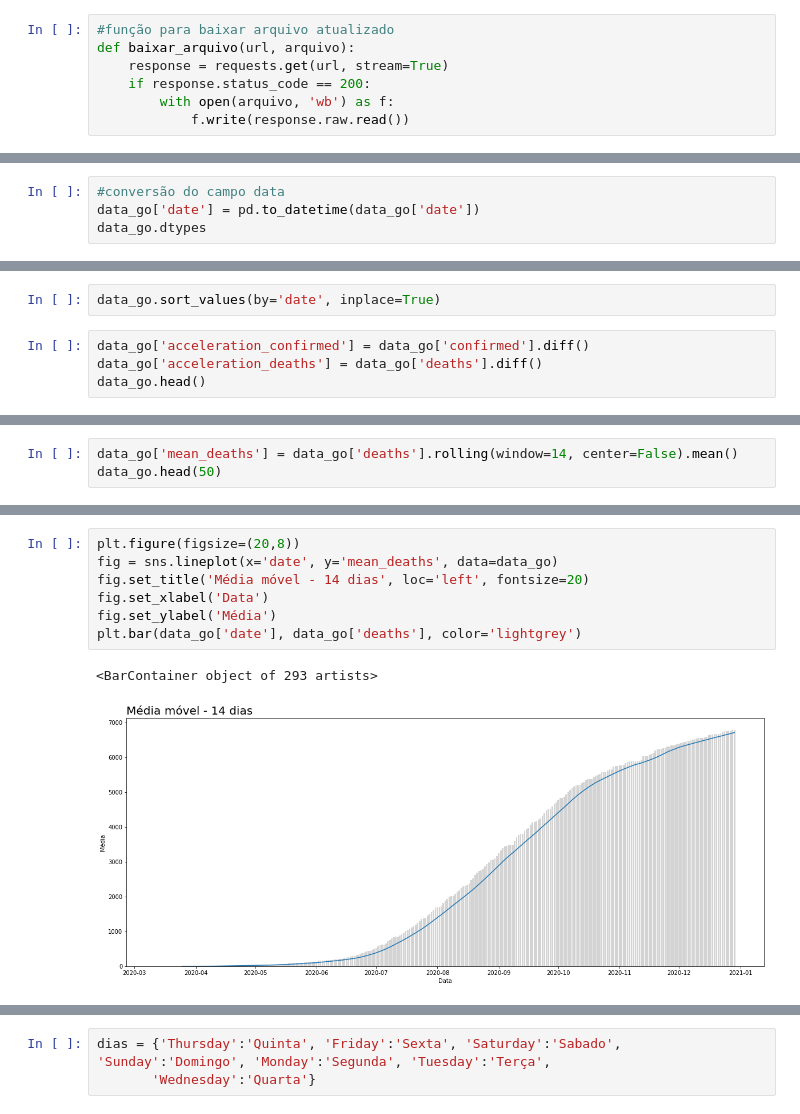
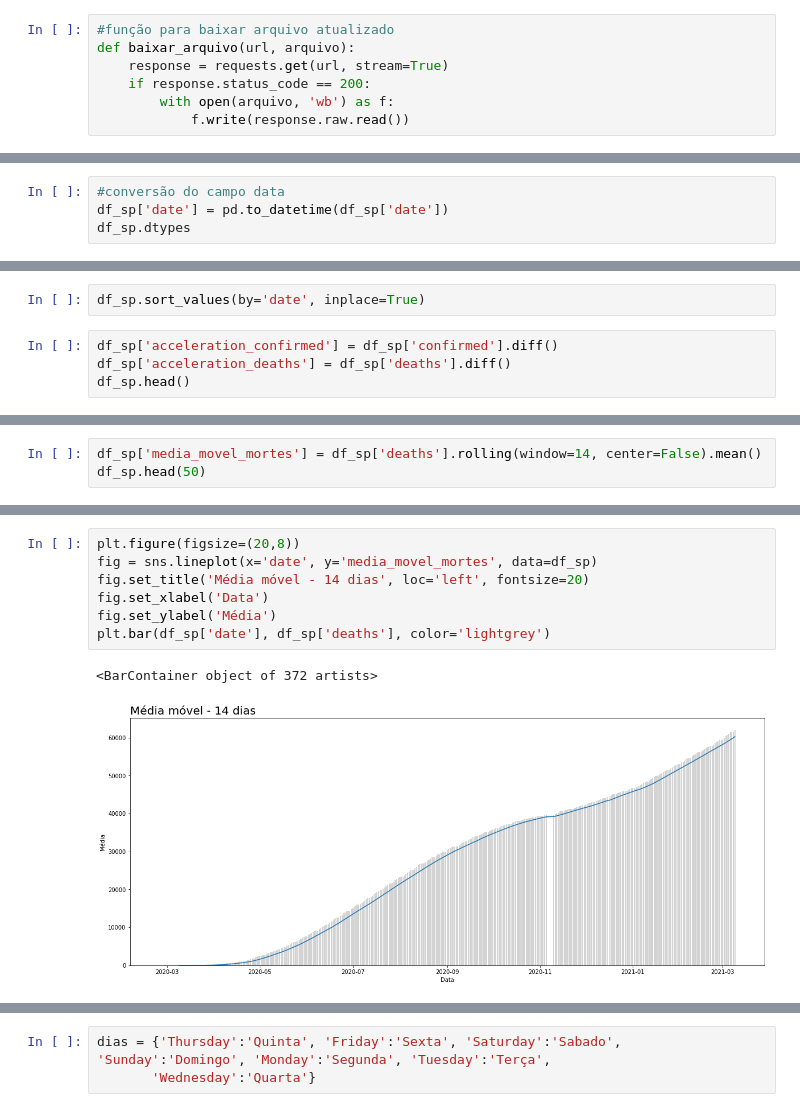
Before and after one commit to mauroslima/estudos_data_science, a Jupyter notebook: analise_exploratoria/analise_exploratoria_covid.ipynb, the cells around one changed output, grey strips where cells are left out. Saved outputs shown, nothing was run; the diff lists cells and outputs as text.

```diff
--- a/analise_exploratoria/analise_exploratoria_covid.ipynb
+++ b/analise_exploratoria/analise_exploratoria_covid.ipynb
@@ -33,7 +33,7 @@ df_go.head()
 # %%
 #conversão do campo data
-data_go['date'] = pd.to_datetime(data_go['date'])
-data_go.dtypes
+df_sp['date'] = pd.to_datetime(df_sp['date'])
+df_sp.dtypes
 # %% [output]
 date                              datetime64[ns]
 state                                     object
@@ -85,8 +83,8 @@ plt.legend()
 # %%
-data_go.sort_values(by='date', inplace=True)
+df_sp.sort_values(by='date', inplace=True)
 # %%
-data_go['acceleration_confirmed'] = data_go['confirmed'].diff()
-data_go['acceleration_deaths'] = data_go['deaths'].diff()
-data_go.head()
+df_sp['acceleration_confirmed'] = df_sp['confirmed'].diff()
+df_sp['acceleration_deaths'] = df_sp['deaths'].diff()
+df_sp.head()
 # %% [output]
 |  | date | state | city | place_type | confirmed | deaths | order_for_place | is_last | ... |
@@ -116,5 +114,5 @@ Text(0, 0.5, 'Óbitos')
 # %%
-data_go['mean_deaths'] = data_go['deaths'].rolling(window=14, center=False).mean()
-data_go.head(50)
+df_sp['media_movel_mortes'] = df_sp['deaths'].rolling(window=14, center=False).mean()
+df_sp.head(50)
 # %% [output]
 |  | date | state | city | place_type | confirmed | deaths | order_for_place | is_last | ... |
@@ -137,11 +135,11 @@ data_go.head(50)
 # %%
 plt.figure(figsize=(20,8))
-fig = sns.lineplot(x='date', y='mean_deaths', data=data_go)
+fig = sns.lineplot(x='date', y='media_movel_mortes', data=df_sp)
 fig.set_title('Média móvel - 14 dias', loc='left', fontsize=20)
 fig.set_xlabel('Data')
 fig.set_ylabel('Média')
-plt.bar(data_go['date'], data_go['deaths'], color='lightgrey')
+plt.bar(df_sp['date'], df_sp['deaths'], color='lightgrey')
 # %% [output]
-<BarContainer object of 293 artists>
+<BarContainer object of 372 artists>
-[figure, old version]
+[figure, new version]
 # %%
```
Also changed, not shown: parts of 16 cells of this notebook.
